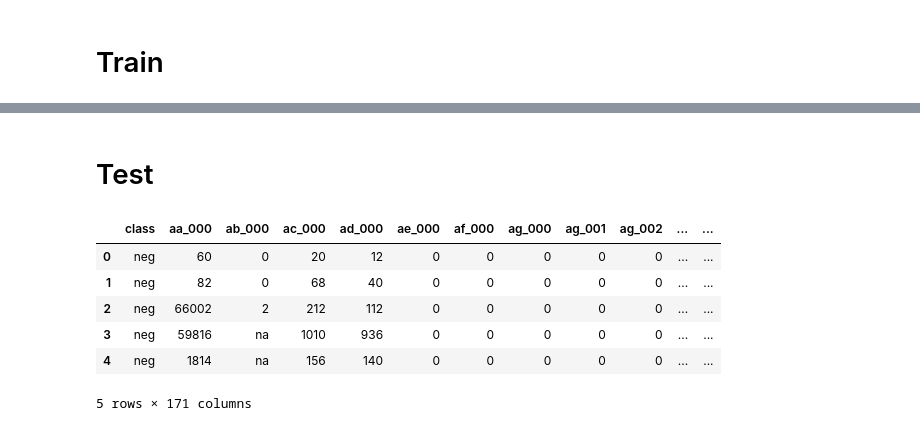
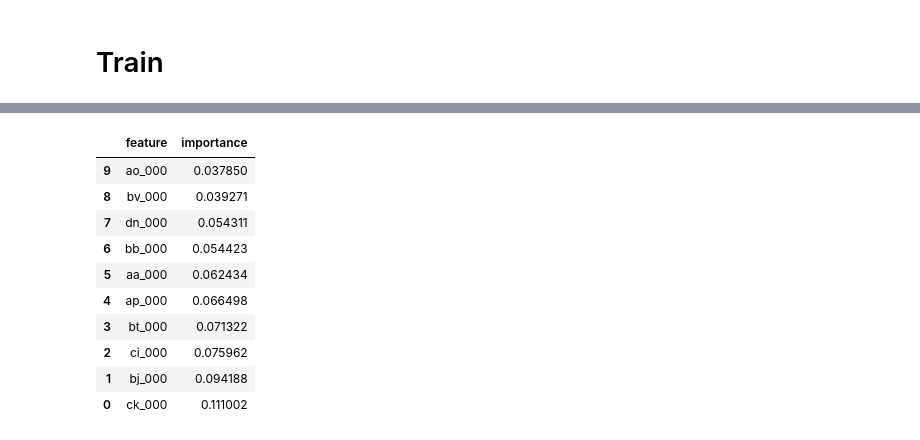
Before and after one commit to victorpecine/aps_failure_truck_prediction, a Jupyter notebook: notebooks/eda.ipynb, the cells around one changed output, grey strips where cells are left out. Cells and saved outputs as stored; diff of their text form; code cells hidden in the pictures.

```diff
--- a/notebooks/eda.ipynb
+++ b/notebooks/eda.ipynb
@@ -55,16 +21,5 @@ df_validation.head()
-# %% [markdown]
-# Test
 # %%
-df_air_sys_present = pd.read_csv('data\\original_data\\air_system_present_year.csv',
-                                 encoding='utf-8',
-                                #  na_values=['na']
+df_feat_importance = pd.read_csv('data\\feat_importance.csv',
+                                 encoding='utf-8'
                                  )
-df_air_sys_present.head()
+df_feat_importance.head()
-# %% [output]
-|  | class | aa_000 | ab_000 | ac_000 | ad_000 | ae_000 | af_000 | ag_000 | ag_001 | ag_002 | ... | ... |
-| 0 | neg | 60 | 0 | 20 | 12 | 0 | 0 | 0 | 0 | 0 | ... | ... |
-| 1 | neg | 82 | 0 | 68 | 40 | 0 | 0 | 0 | 0 | 0 | ... | ... |
-| 2 | neg | 66002 | 2 | 212 | 112 | 0 | 0 | 0 | 0 | 0 | ... | ... |
-| 3 | neg | 59816 | na | 1010 | 936 | 0 | 0 | 0 | 0 | 0 | ... | ... |
-| 4 | neg | 1814 | na | 156 | 140 | 0 | 0 | 0 | 0 | 0 | ... | ... |
-5 rows × 171 columns
@@ -76,0 +28,14 @@ df_test.to_csv('data\data_split\df_test.csv',             encoding='utf-8', sep=
+# %%
+df_feat_importance.tail(10)
+# %% [output]
+|  | feature | importance |
+| 9 | ao_000 | 0.037850 |
+| 8 | bv_000 | 0.039271 |
+| 7 | dn_000 | 0.054311 |
+| 6 | bb_000 | 0.054423 |
+| 5 | aa_000 | 0.062434 |
+| 4 | ap_000 | 0.066498 |
+| 3 | bt_000 | 0.071322 |
+| 2 | ci_000 | 0.075962 |
+| 1 | bj_000 | 0.094188 |
+| 0 | ck_000 | 0.111002 |
```
Also changed, not shown: parts of 13 cells of this notebook, 15 other files.
